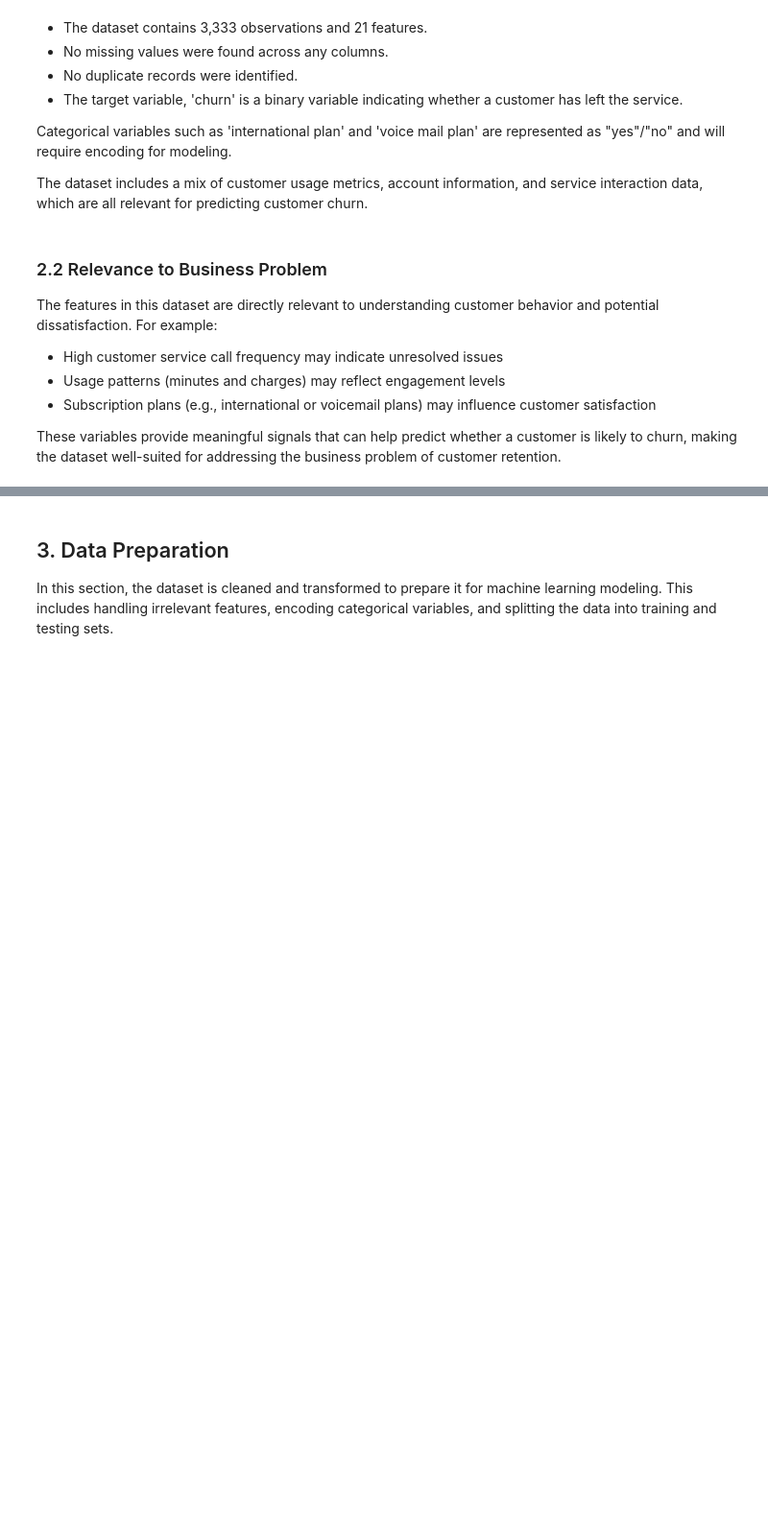
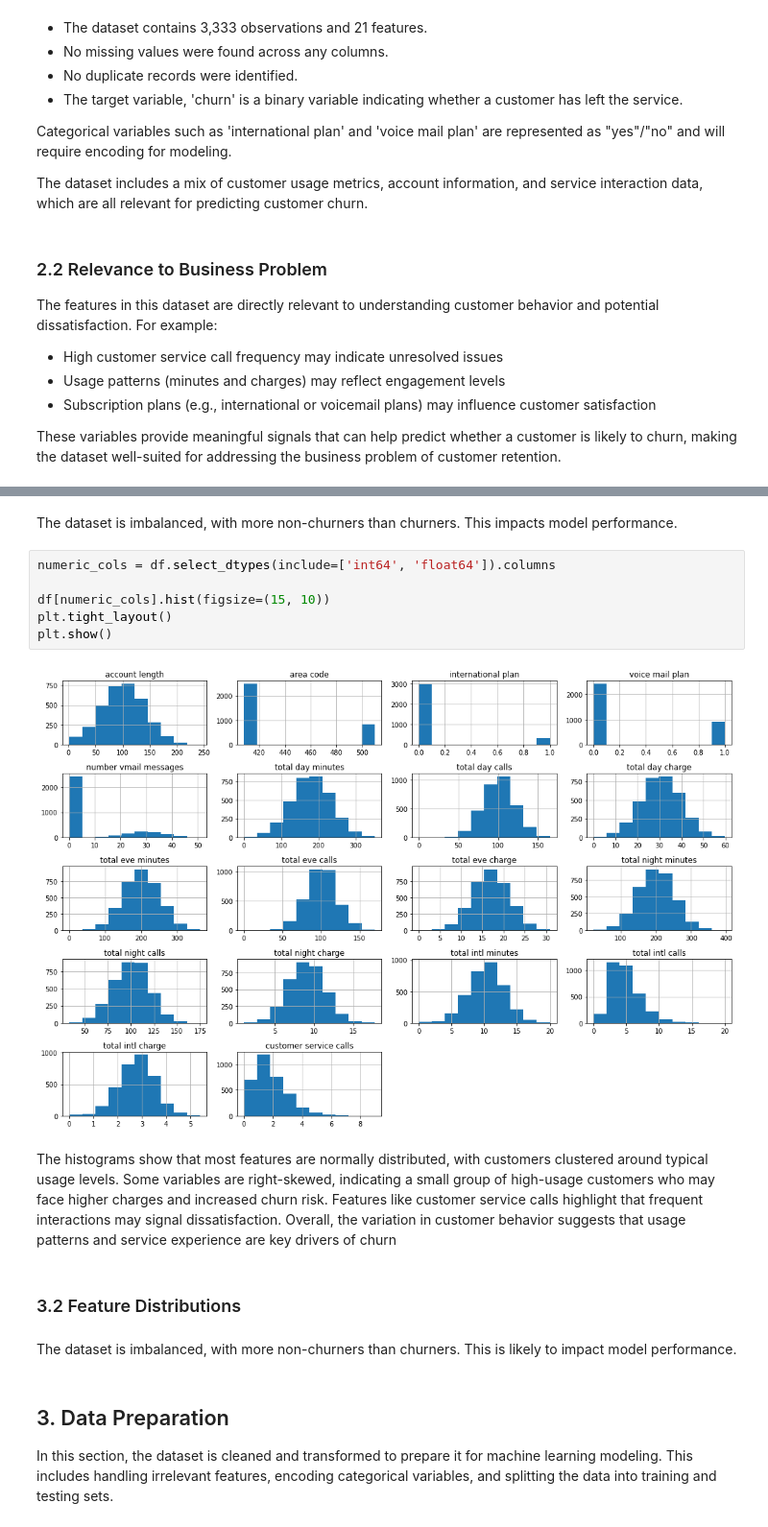
Before and after one commit to byegond-beep/Predicting-Customer-Churn-at-SyriaTel-Using-Machine-Learning, a Jupyter notebook: SyrialTel _Churn_Prediction.ipynb, the cells around one changed output, grey strips where cells are left out. Shown at 96% size. Drawn from its saved outputs; the diff is of its cells as text; blank space fills up the shorter version.

```diff
--- a/SyrialTel _Churn_Prediction.ipynb
+++ b/SyrialTel _Churn_Prediction.ipynb
@@ -150,3 +168,19 @@ These variables provide meaningful signals that can help predict whether a custo
+# %% [markdown]
+The dataset is imbalanced, with more non-churners than churners. This impacts model performance.
+# %%
+numeric_cols = df.select_dtypes(include=['int64', 'float64']).columns
+
+df[numeric_cols].hist(figsize=(15, 10))
+plt.tight_layout()
+plt.show()
+# %% [output]
+[figure, added]
+# %% [markdown]
+The histograms show that most features are normally distributed, with customers clustered around typical usage levels. Some variables are right-skewed, indicating a small group of high-usage customers who may face higher charges and increased churn risk. Features like customer service calls highlight that frequent interactions may signal dissatisfaction. Overall, the variation in customer behavior suggests that usage patterns and service experience are key drivers of churn
+# %% [markdown]
+### 3.2 Feature Distributions
+# %% [markdown]
+The dataset is imbalanced, with more non-churners than churners. This is likely to impact model performance.
 # %% [markdown]
 ## 3. Data Preparation
 
```
Also changed, not shown: parts of 5 cells of this notebook.
